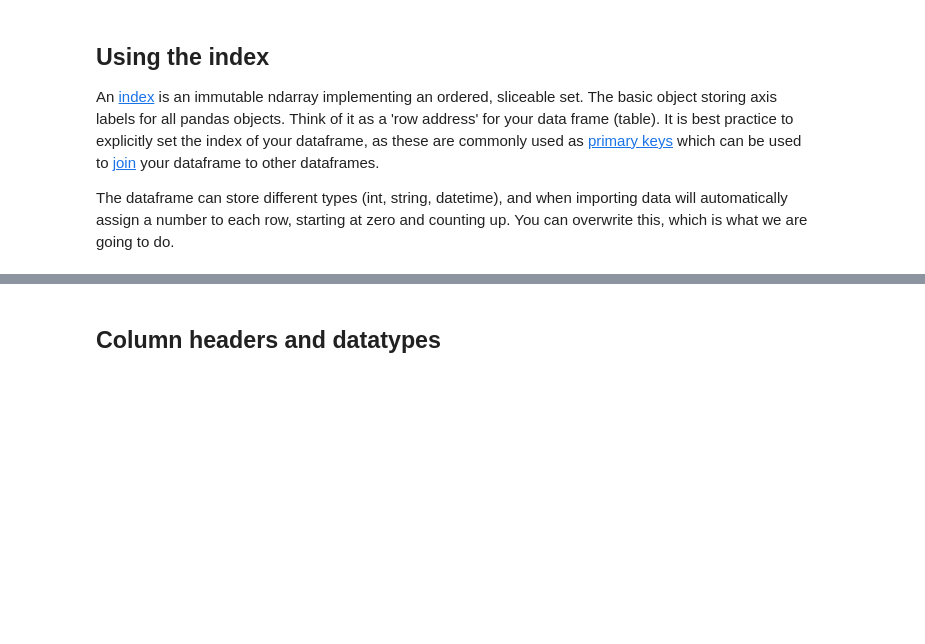
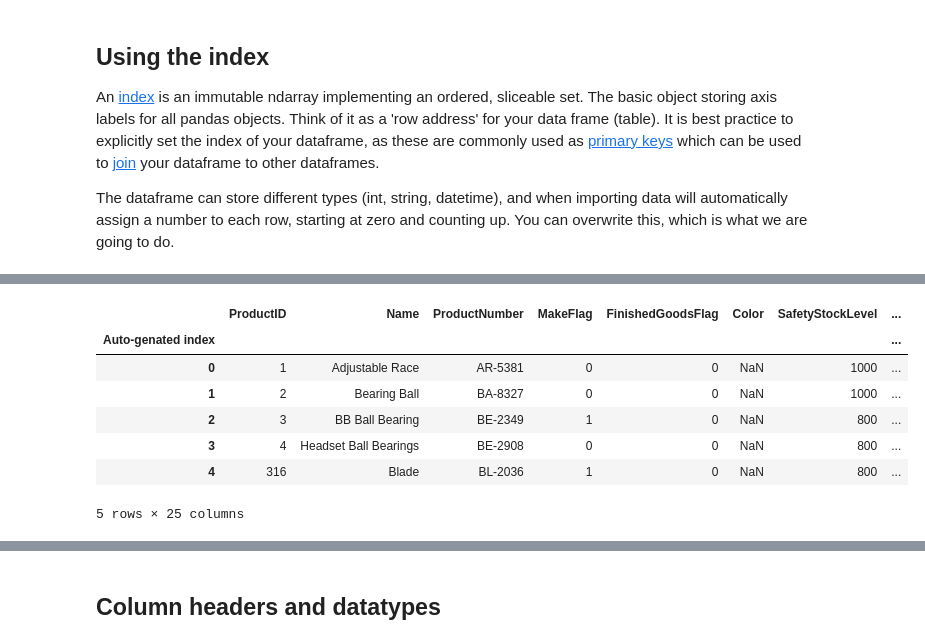
Before and after one commit to ersingt/coursework, a Jupyter notebook: 02-Week/01-pandas/01-pandas-intro.ipynb, the cells around one changed output, grey strips where cells are left out. Drawn from its saved outputs; the diff is of its cells as text; code cells hidden in the pictures; blank space fills up the shorter version.

```diff
--- a/02-Week/01-pandas/01-pandas-intro.ipynb
+++ b/02-Week/01-pandas/01-pandas-intro.ipynb
@@ -111 +170,12 @@ The dataframe can store different types (int, string, datetime), and when import
+# %%
+prod.head()
+# %% [output]
+|  | ProductID | Name | ProductNumber | MakeFlag | FinishedGoodsFlag | Color | SafetyStockLevel | ... |
+| Auto-genated index |  |  |  |  |  |  |  | ... |
+| 0 | 1 | Adjustable Race | AR-5381 | 0 | 0 | NaN | 1000 | ... |
+| 1 | 2 | Bearing Ball | BA-8327 | 0 | 0 | NaN | 1000 | ... |
+| 2 | 3 | BB Ball Bearing | BE-2349 | 1 | 0 | NaN | 800 | ... |
+| 3 | 4 | Headset Ball Bearings | BE-2908 | 0 | 0 | NaN | 800 | ... |
+| 4 | 316 | Blade | BL-2036 | 1 | 0 | NaN | 800 | ... |
+5 rows × 25 columns
 # %%
```
Also changed, not shown: parts of 20 cells of this notebook, 4 other files.
